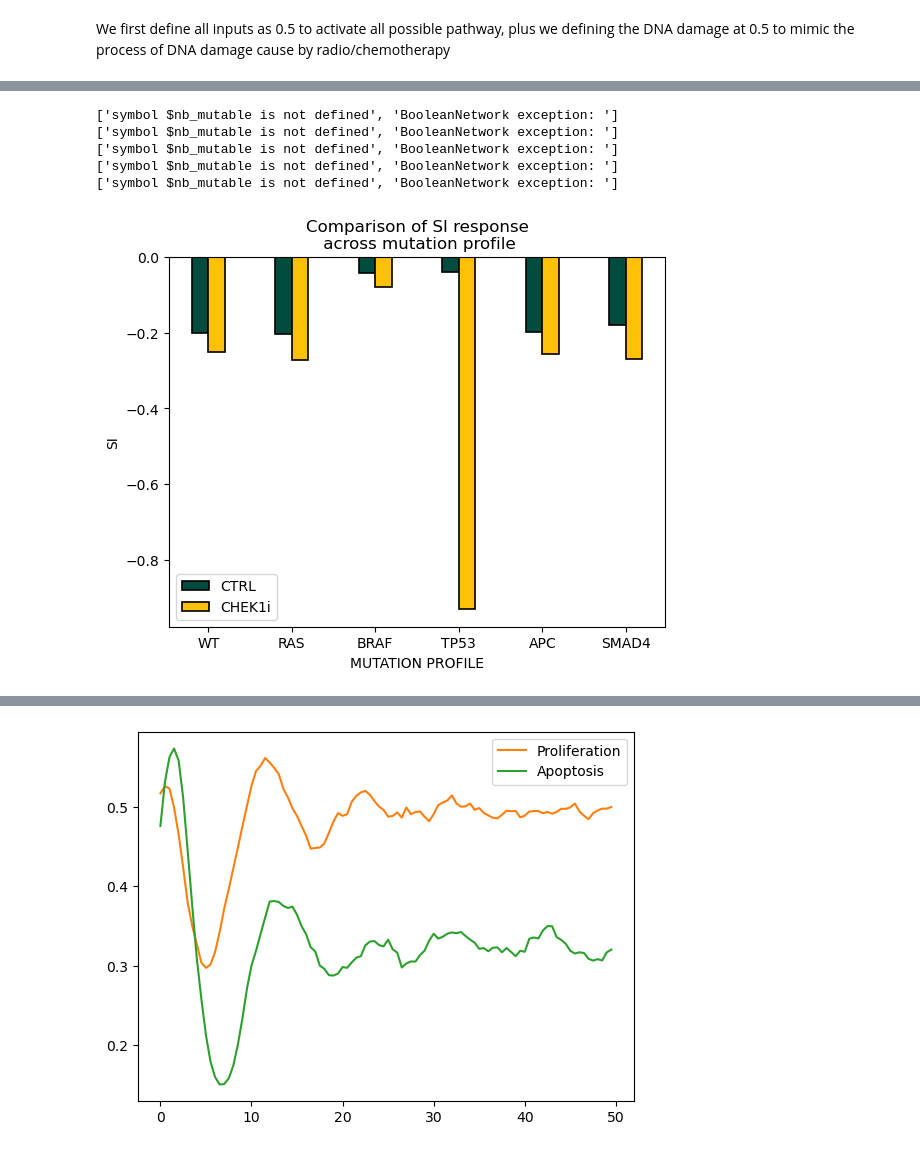
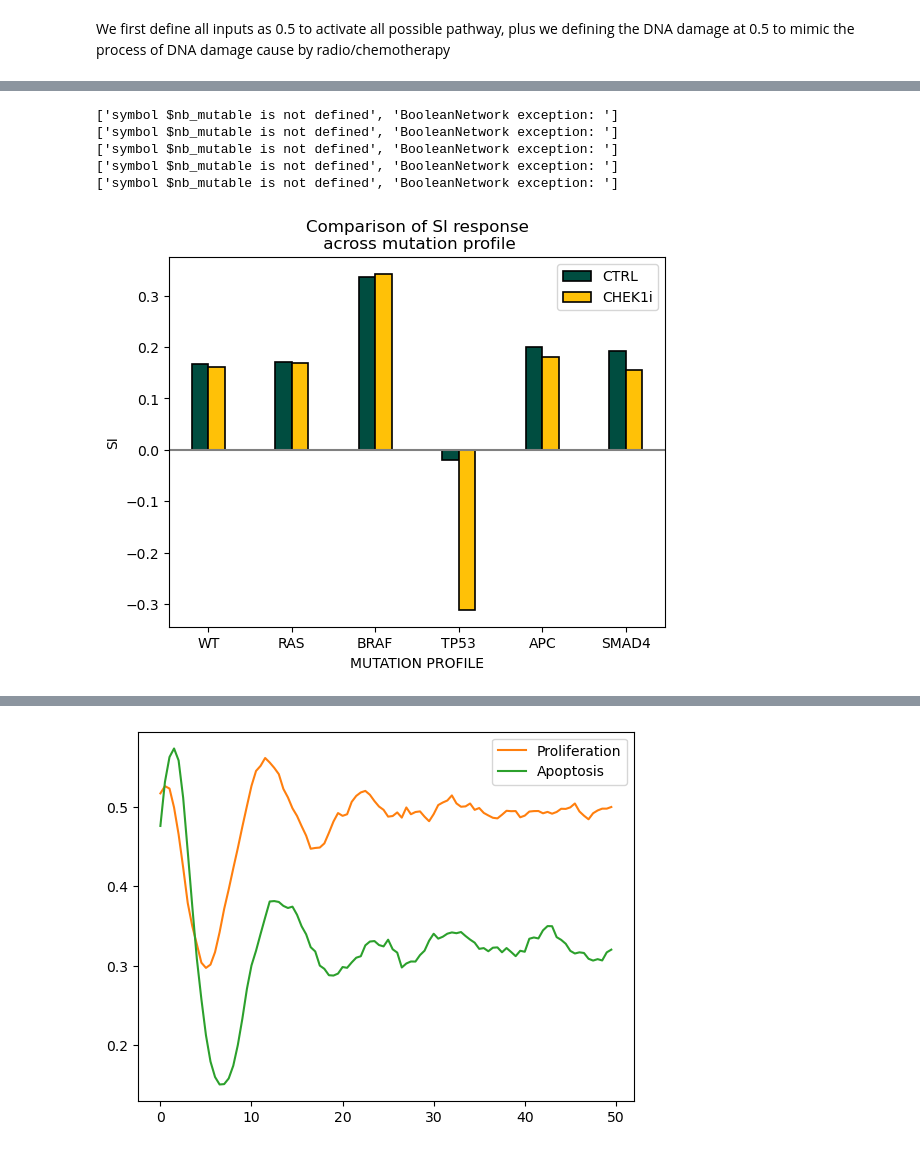
Before and after one commit to saran-pankaew/CRC_model, a Jupyter notebook: model_repository/20231006/CRC_20231006_analysis_dev.ipynb, the cells around one changed output, grey strips where cells are left out. Drawn from its saved outputs; the diff is of its cells as text; code cells hidden in the pictures.

Commit message:
Update model 20231006

```diff
--- a/model_repository/20231006/CRC_20231006_analysis_dev.ipynb
+++ b/model_repository/20231006/CRC_20231006_analysis_dev.ipynb
@@ -130,39 +130,39 @@ plt.show()
 # %%
 mutate_genes = ['RAS','BRAF','TP53','APC','SMAD4']
 mutation_effect = ['ON','ON','OFF','OFF','OFF']
-WT_allinputs = load_model(init_node = ['DNA_damage_agent','TOP2A','CENPF','MKi67'], init_val=[0,0,0,0])
+WT_allinputs = load_model(init_node = ['DNA_damage_agent','TOP2A','CENPF','MKi67'], init_val=[0,0.5,0.5,0.5])
 model_simulation = mutate_models(gene_list= mutate_genes,
                                  effect_list=mutation_effect)
 
 # Concatenate all data to matrix
 model_list = list(model_simulation.keys())
 simulation_mtx = pd.DataFrame()
 for i in model_list:
     simulation_mtx = pd.concat([simulation_mtx,model_simulation[i].get_last_nodes_probtraj()],
                                ignore_index = False)
 simulation_mtx.index = model_list
 simulation_mtx = simulation_mtx.fillna(0)
-simulation_mtx['SI'] = simulation_mtx['Proliferation'] - (simulation_mtx['Apoptosis'])
+simulation_mtx['SI'] = simulation_mtx['Proliferation']-simulation_mtx['Apoptosis']
 
 # Plot data
 X_axis = np.arange(len(model_list[0:6]))
 plt.bar(X_axis - 0.1, list(simulation_mtx['SI'][0:6]), 0.2, label = 'CTRL',color = '#004d40', edgecolor = 'black', linewidth = 1.2)
 plt.bar(X_axis + 0.1, list(simulation_mtx['SI'][6:12]), 0.2, label = 'CHEK1i',color = '#ffc107', edgecolor = 'black', linewidth = 1.2)
 plt.xticks(X_axis, model_list[0:6])
 plt.xlabel("MUTATION PROFILE")
 plt.ylabel("SI")
 plt.title("Comparison of SI response\n across mutation profile")
 #plt.ylim(-0.5,0.5)
 plt.axhline(y=0,linewidth=1.5, color='grey')
 plt.legend()
 plt.show()
 # %% [output]
 ['symbol $nb_mutable is not defined', 'BooleanNetwork exception: ']
 ['symbol $nb_mutable is not defined', 'BooleanNetwork exception: ']
 ['symbol $nb_mutable is not defined', 'BooleanNetwork exception: ']
 ['symbol $nb_mutable is not defined', 'BooleanNetwork exception: ']
 ['symbol $nb_mutable is not defined', 'BooleanNetwork exception: ']
-[figure, old version]
+[figure, new version]
 # %%
 mutate_genes = ['RAS','BRAF','TP53','APC','SMAD4']
 mutation_effect = ['ON','ON','OFF','OFF','OFF']
```
Also changed, not shown: parts of 4 cells of this notebook, 3 other files.
